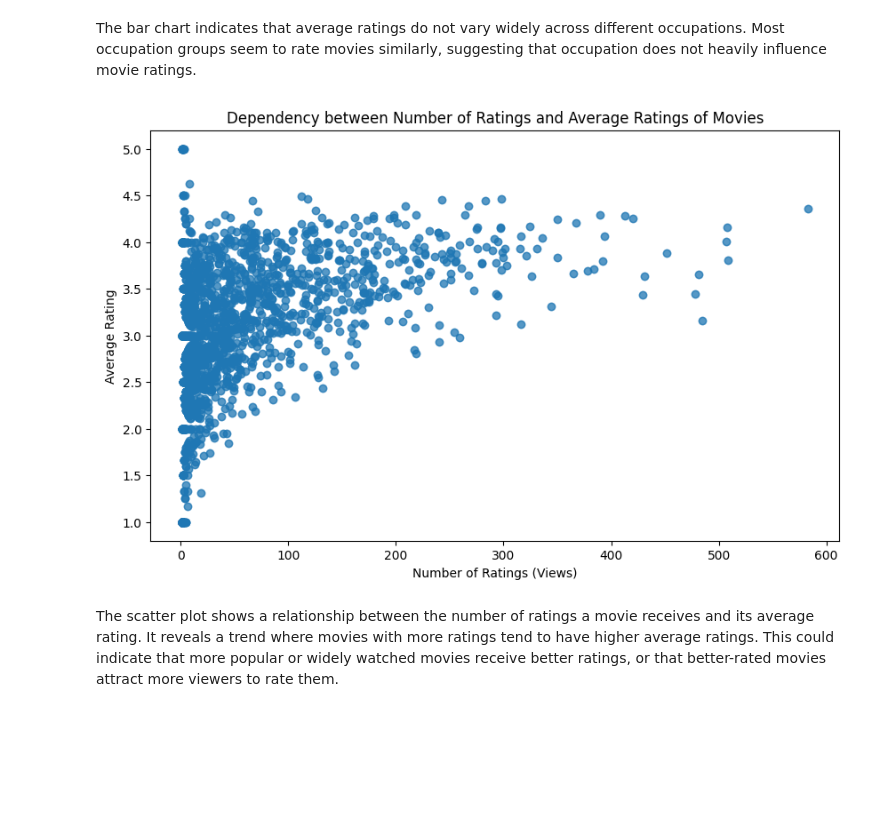
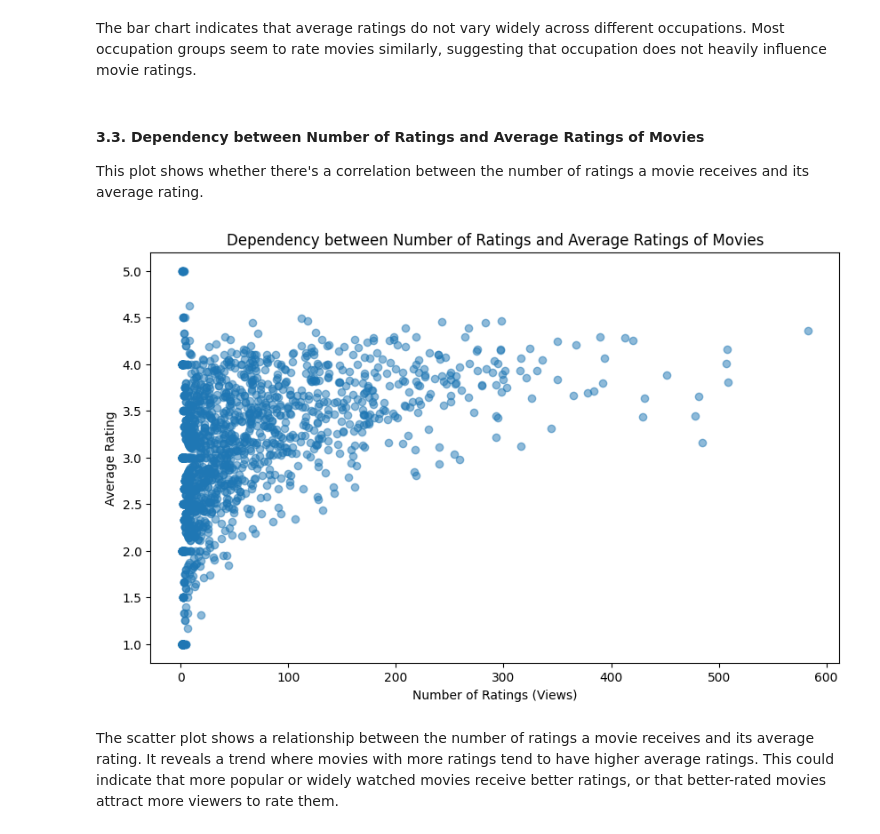
Before and after one commit to swansofapollo/movie-recommendation-system, a Jupyter notebook: notebooks/1.0-data-exploration.ipynb, the cells around one changed output. Cells and saved outputs as stored; diff of their text form; code cells hidden in the pictures; blank space fills up the shorter version.

```diff
--- a/data-exploration.ipynb
+++ b/notebooks/1.0-data-exploration.ipynb
@@ -2,10 +2,10 @@
 import pandas as pd
 
 # Load and preprocess data
-user_ratings = pd.read_csv('data/raw/u.data', sep='\t', names=['user_id', 'movie_id', 'rating', 'timestamp'])
-movies = pd.read_csv('data/raw/u.item', sep='|', encoding='ISO-8859-1', names=['movie_id', 'movie_title', 'release_date', 'video_release_date', 'IMDB_URL', 'genre_1', 'genre_2', 'genre_3', 'genre_4', 'genre_5', 'genre_6', 'genre_7', 'genre_8', 'genre_9', 'genre_10', 'genre_11', 'genre_12', 'genre_13', 'genre_14', 'genre_15', 'genre_16', 'genre_17', 'genre_18', 'genre_19'])
-users = pd.read_csv('data/raw/u.user', sep='|', names=['user_id', 'age', 'gender', 'occupation', 'zip_code'])
-genres = pd.read_csv('data/raw/u.genre', sep='|')
+user_ratings = pd.read_csv('../data/raw/u.data', sep='\t', names=['user_id', 'movie_id', 'rating', 'timestamp'])
+movies = pd.read_csv('../data/raw/u.item', sep='|', encoding='ISO-8859-1', names=['movie_id', 'movie_title', 'release_date', 'video_release_date', 'IMDB_URL', 'genre_1', 'genre_2', 'genre_3', 'genre_4', 'genre_5', 'genre_6', 'genre_7', 'genre_8', 'genre_9', 'genre_10', 'genre_11', 'genre_12', 'genre_13', 'genre_14', 'genre_15', 'genre_16', 'genre_17', 'genre_18', 'genre_19'])
+users = pd.read_csv('../data/raw/u.user', sep='|', names=['user_id', 'age', 'gender', 'occupation', 'zip_code'])
+genres = pd.read_csv('../data/raw/u.genre', sep='|')
 # %% [markdown]
 ## 1. Data Overview and Cleaning
 # %%
@@ -167,21 +159,19 @@ plt.show()
 [figure]
 # %% [markdown]
 The bar chart indicates that average ratings do not vary widely across different occupations. Most occupation groups seem to rate movies similarly, suggesting that occupation does not heavily influence movie ratings.
+# %% [markdown]
+#### 3.3. Dependency between Number of Ratings and Average Ratings of Movies
+This plot shows whether there's a correlation between the number of ratings a movie receives and its average rating.
 # %%
-# Assuming average_ratings and rating_counts have been calculated
-# Merge these with the movies DataFrame
-movies = movies.merge(average_ratings, on='movie_id', how='left').rename(columns={'rating': 'average_rating'})
-movies = movies.merge(rating_counts, on='movie_id', how='left').rename(columns={'rating': 'rating_count'})
-
 # Create a scatter plot
 plt.figure(figsize=(10, 6))
 plt.scatter(movies['rating_count'], movies['average_rating'], alpha=0.5)
 plt.title('Dependency between Number of Ratings and Average Ratings of Movies')
 plt.xlabel('Number of Ratings (Views)')
 plt.ylabel('Average Rating')
 plt.show()
 # %% [output]
-[figure, old version]
+[figure, new version]
 # %% [markdown]
 The scatter plot shows a relationship between the number of ratings a movie receives and its average rating. It reveals a trend where movies with more ratings tend to have higher average ratings. This could indicate that more popular or widely watched movies receive better ratings, or that better-rated movies attract more viewers to rate them.
 # %% [markdown]
```
Also changed, not shown: parts of 3 cells of this notebook, 1 other file.
